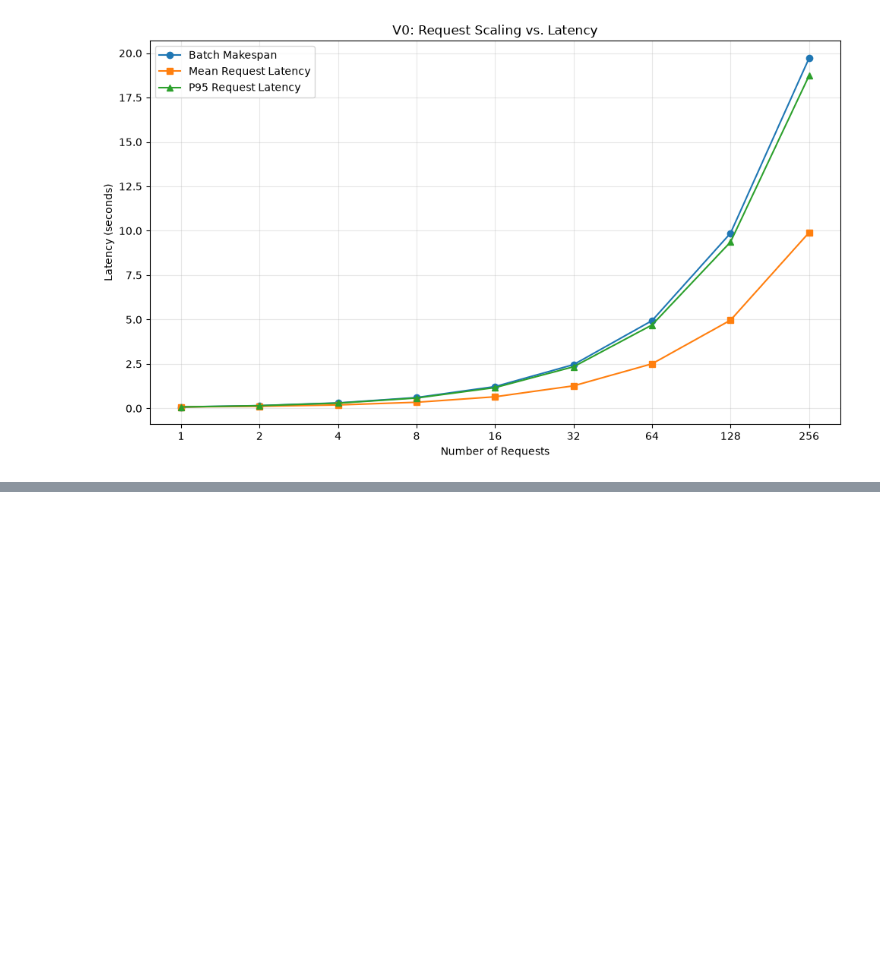
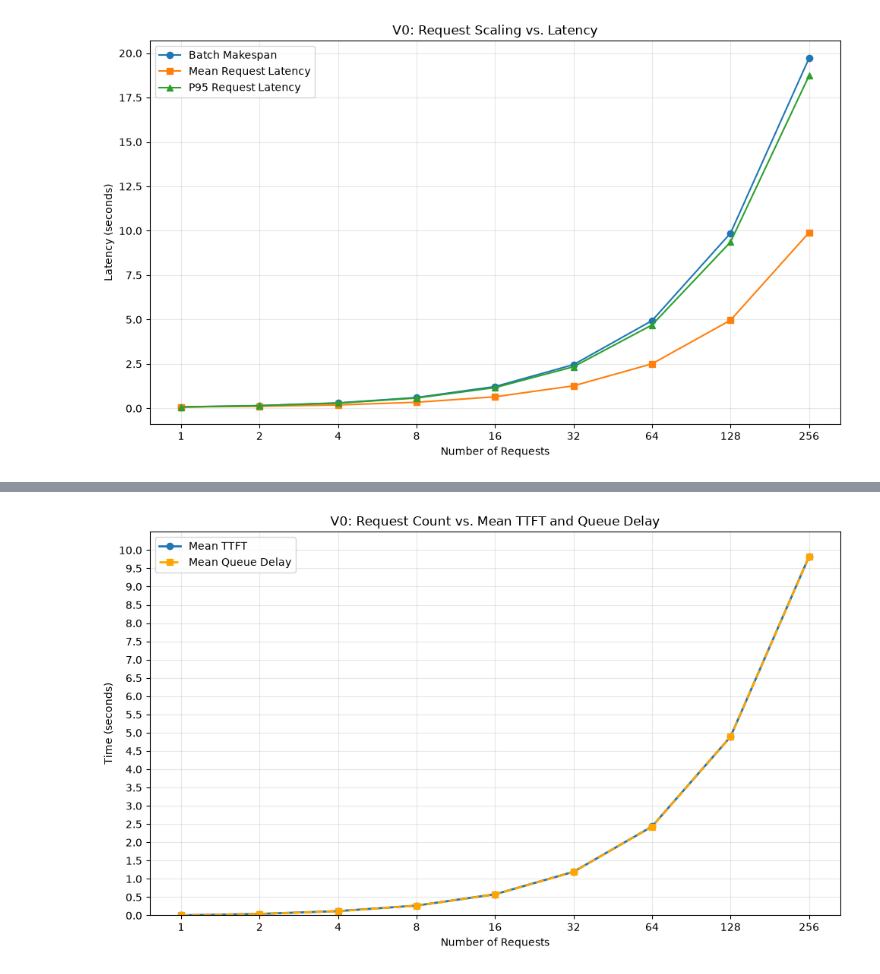
Before and after one commit to sanidhyasingh800/miniLLM, a Jupyter notebook: src/minillm/analytics/engine_results.ipynb, the cells around one changed output, grey strips where cells are left out. Saved outputs shown, nothing was run; the diff lists cells and outputs as text; code cells hidden in the pictures; blank space fills up the shorter version.

```diff
--- a/src/minillm/analytics/engine_results.ipynb
+++ b/src/minillm/analytics/engine_results.ipynb
@@ -102,0 +106,51 @@ plt.show()
+# %%
+# Experiment 1: Request Scaling - TTFT and Queue Delay
+e1 = df[
+    (df["prompt_tokens"] == 32) &
+    (df["output_tokens"] == 32) &
+    (df["num_requests"] <= 256)
+]
+
+# Median across 3 trials
+e1 = e1.groupby("num_requests", as_index=False)[
+    ["mean_ttft_ms", "mean_queue_ms"]
+].median()
+
+x = e1["num_requests"]
+
+plt.figure(figsize=(10, 6))
+
+plt.plot(
+    x,
+    e1["mean_ttft_ms"] / 1000,
+    marker="o",
+    linewidth=2,
+    label="Mean TTFT"
+)
+
+plt.plot(
+    x,
+    e1["mean_queue_ms"] / 1000,
+    marker="s",
+    linewidth=2,
+    linestyle="--",
+    color="orange",
+    label="Mean Queue Delay"
+)
+
+plt.xscale("log", base=2)
+plt.xticks(x, labels=x)
+
+plt.xlabel("Number of Requests")
+plt.ylabel("Time (seconds)")
+plt.title("V0: Request Count vs. Mean TTFT and Queue Delay")
+plt.yticks(np.arange(0, 10.5, 0.5))
+plt.ylim(0, 10.5)
+plt.legend()
+plt.grid(alpha=0.3)
+plt.tight_layout()
+
+plt.savefig("v0_e1_ttft_queue.png", dpi=300)
+plt.show()
+# %% [output]
+[figure, added]
```
Also changed, not shown: parts of 4 cells of this notebook.
